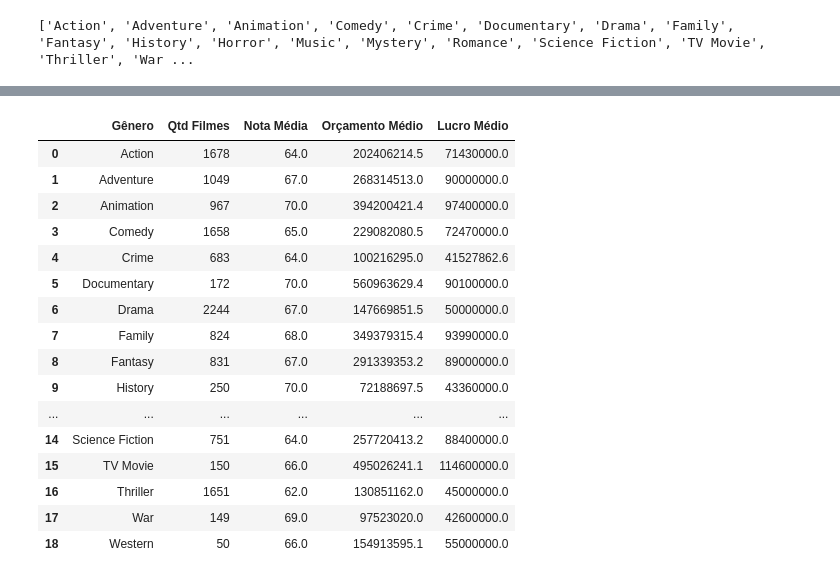
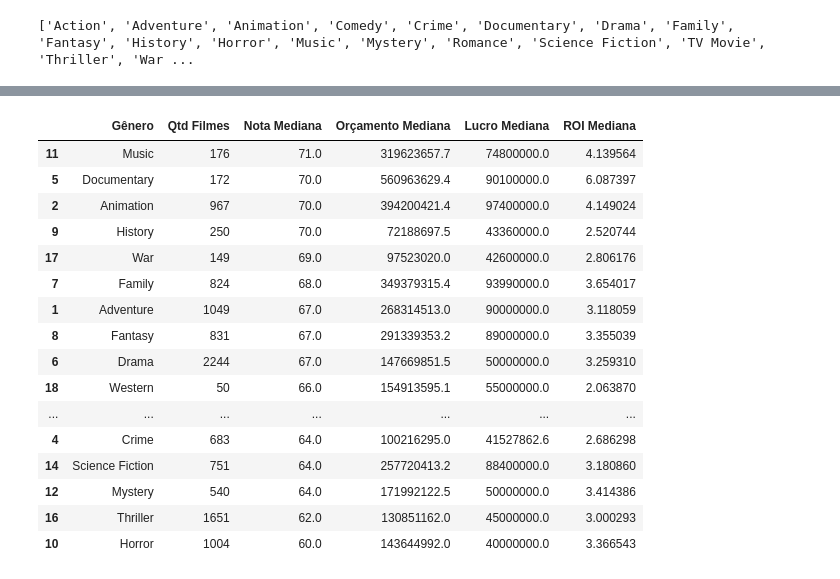
Before and after one commit to ClaudiaSobral/treinamento-dados-end-to-end, a Jupyter notebook: notebooks/03_Corr.ipynb, the cells around one changed output, grey strips where cells are left out. Saved outputs shown, nothing was run; the diff lists cells and outputs as text; code cells hidden in the pictures.

```diff
--- a/notebooks/03_Corr.ipynb
+++ b/notebooks/03_Corr.ipynb
@@ -3,6 +3,10 @@ import pandas as pd
 import seaborn as sns
 # %%
 df = pd.read_csv('https://raw.githubusercontent.com/ClaudiaSobral/treinamento-dados-end-to-end/refs/heads/main/data/golden/imdb_movies_tratado.csv')
+# %%
+df['status'] = df['status'].str.strip()
+# %%
+df = df[df['status'] == 'Released']
 # %%
 linhas = df.shape[0]
 
@@ -72,15 +77,0 @@ sns.pairplot(df)
-# %%
-generos = df['genre'].str.split(", ")
-
-resumo = []
-for g in generos:
-    filtro = df[df['genre'].str.contains(g, na=False)]
-    resumo.append({
-        'Gênero': g,
-        'Qtd Filmes': len(filtro),
-        'Nota Média': filtro['rating'].mean(),
-        'Faturamento Médio': filtro['gross'].mean()
-    })
-
-df_resumo = pd.DataFrame(resumo)
-display(df_resumo)
@@ -103,0 +82,13 @@ Name: genre, Length: 6160, dtype: str
+# %%
+from scipy import stats
+import pandas as pd
+
+# Calculate Z-scores for a specific column
+df['z_score'] = stats.zscore(df['revenue'])
+
+# Identify outliers
+outliers = abs(df['z_score']) > 3
+outliers
+
+df_sem_outliers = df[~outliers]
+df_sem_outliers.shape[0]
@@ -114,32 +141,33 @@ print(generos_unicos)
 # %%
 resumo = []
 for g in generos_unicos:
     filtro = df[df['genre'].str.contains(g, na=False)]
     resumo.append({
         'Gênero': g,
         'Qtd Filmes': len(filtro),
-        'Nota Média': filtro['score'].median(),
-        'Orçamento Médio': filtro['revenue'].median(),
-        'Lucro Médio': filtro['budget_x'].median(),
+        'Nota Mediana': filtro['score'].median(),
+        'Orçamento Mediana': filtro['revenue'].median(),
+        'Lucro Mediana': filtro['budget_x'].median(),
+        'ROI Mediana': filtro['roi'].median()
     })
 
 df_resumo = pd.DataFrame(resumo)
-display(df_resumo[])
+display(df_resumo.sort_values(by='Nota Mediana', ascending=False))
 # %% [output]
-|  | Gênero | Qtd Filmes | Nota Média | Orçamento Médio | Lucro Médio |
-| 0 | Action | 1678 | 64.0 | 202406214.5 | 71430000.0 |
-| 1 | Adventure | 1049 | 67.0 | 268314513.0 | 90000000.0 |
-| 2 | Animation | 967 | 70.0 | 394200421.4 | 97400000.0 |
-| 3 | Comedy | 1658 | 65.0 | 229082080.5 | 72470000.0 |
-| 4 | Crime | 683 | 64.0 | 100216295.0 | 41527862.6 |
-| 5 | Documentary | 172 | 70.0 | 560963629.4 | 90100000.0 |
-| 6 | Drama | 2244 | 67.0 | 147669851.5 | 50000000.0 |
-| 7 | Family | 824 | 68.0 | 349379315.4 | 93990000.0 |
-| 8 | Fantasy | 831 | 67.0 | 291339353.2 | 89000000.0 |
-| 9 | History | 250 | 70.0 | 72188697.5 | 43360000.0 |
-| ... | ... | ... | ... | ... | ... |
-| 14 | Science Fiction | 751 | 64.0 | 257720413.2 | 88400000.0 |
-| 15 | TV Movie | 150 | 66.0 | 495026241.1 | 114600000.0 |
-| 16 | Thriller | 1651 | 62.0 | 130851162.0 | 45000000.0 |
-| 17 | War | 149 | 69.0 | 97523020.0 | 42600000.0 |
-| 18 | Western | 50 | 66.0 | 154913595.1 | 55000000.0 |
+|  | Gênero | Qtd Filmes | Nota Mediana | Orçamento Mediana | Lucro Mediana | ROI Mediana |
+| 11 | Music | 176 | 71.0 | 319623657.7 | 74800000.0 | 4.139564 |
+| 5 | Documentary | 172 | 70.0 | 560963629.4 | 90100000.0 | 6.087397 |
+| 2 | Animation | 967 | 70.0 | 394200421.4 | 97400000.0 | 4.149024 |
+| 9 | History | 250 | 70.0 | 72188697.5 | 43360000.0 | 2.520744 |
+| 17 | War | 149 | 69.0 | 97523020.0 | 42600000.0 | 2.806176 |
+| 7 | Family | 824 | 68.0 | 349379315.4 | 93990000.0 | 3.654017 |
+| 1 | Adventure | 1049 | 67.0 | 268314513.0 | 90000000.0 | 3.118059 |
+| 8 | Fantasy | 831 | 67.0 | 291339353.2 | 89000000.0 | 3.355039 |
+| 6 | Drama | 2244 | 67.0 | 147669851.5 | 50000000.0 | 3.259310 |
+| 18 | Western | 50 | 66.0 | 154913595.1 | 55000000.0 | 2.063870 |
+| ... | ... | ... | ... | ... | ... | ... |
+| 4 | Crime | 683 | 64.0 | 100216295.0 | 41527862.6 | 2.686298 |
+| 14 | Science Fiction | 751 | 64.0 | 257720413.2 | 88400000.0 | 3.180860 |
+| 12 | Mystery | 540 | 64.0 | 171992122.5 | 50000000.0 | 3.414386 |
+| 16 | Thriller | 1651 | 62.0 | 130851162.0 | 45000000.0 | 3.000293 |
+| 10 | Horror | 1004 | 60.0 | 143644992.0 | 40000000.0 | 3.366543 |
```
Also changed, not shown: parts of 16 cells of this notebook, 3 other files.
